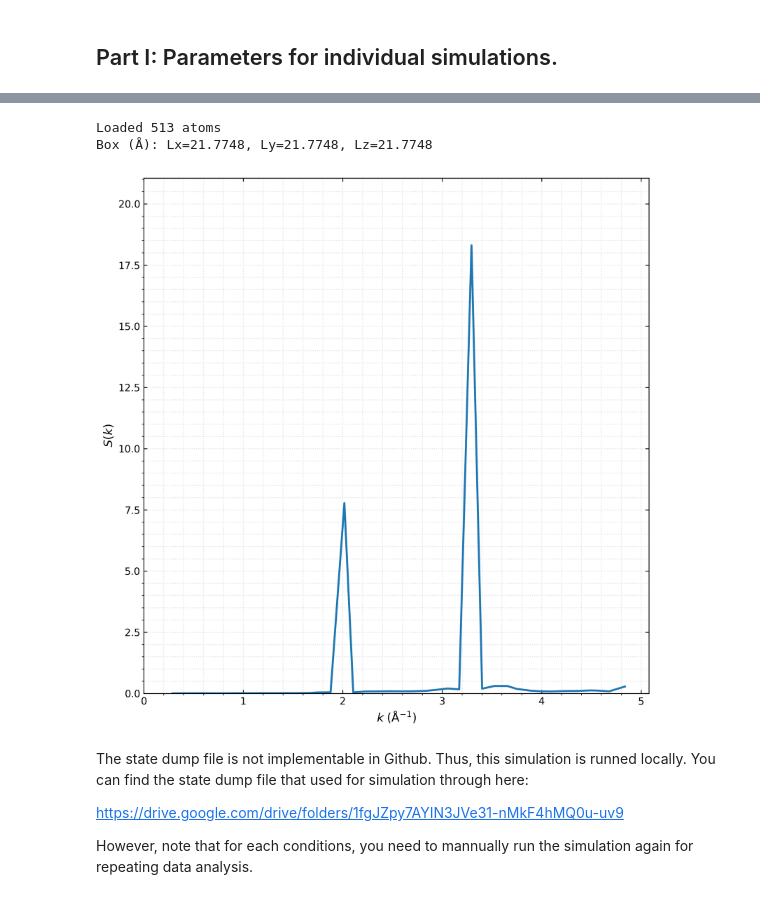
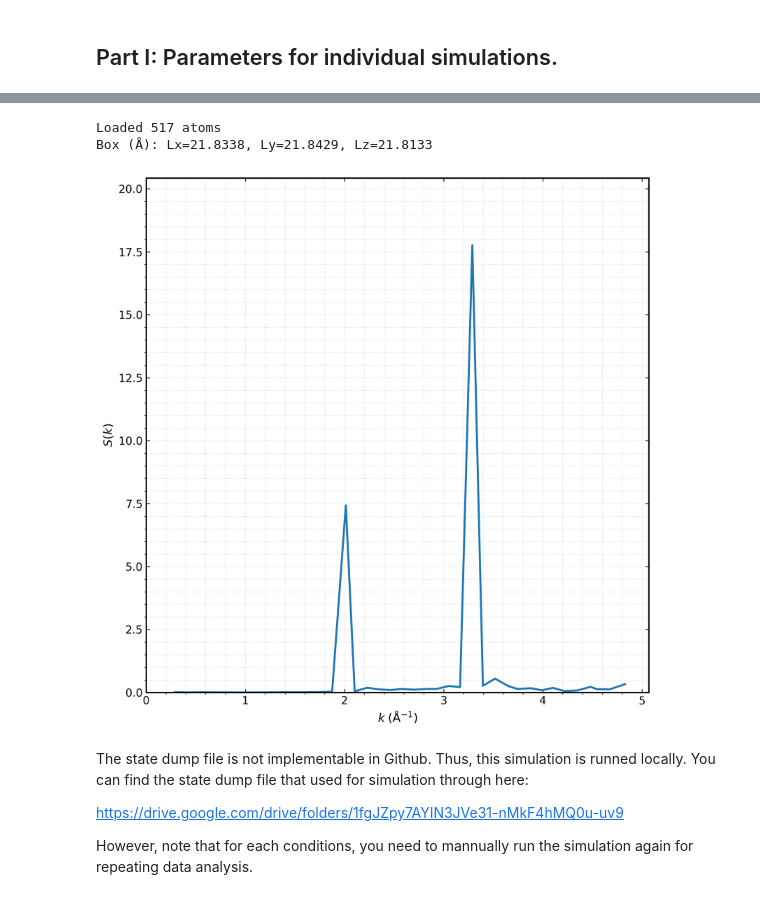
Before and after one commit to lukam2Ilinois/MSE485-Group-2, a Jupyter notebook: MSE 485 Data Analysis.ipynb, the cells around one changed output, grey strips where cells are left out. Saved outputs shown, nothing was run; the diff lists cells and outputs as text; code cells hidden in the pictures.

Commit message:
Add data for 5 interstitials.

```diff
--- a/MSE 485 Data Analysis.ipynb
+++ b/MSE 485 Data Analysis.ipynb
@@ -220,38 +220,38 @@ def plot_Sk(k, Sk, outfile = "Structure_Factor.png"):
     ax.xaxis.set_minor_locator(AutoMinorLocator())
     ax.yaxis.set_minor_locator(AutoMinorLocator())
 
     fig.tight_layout()
     fig.savefig(outfile, dpi=300)
     plt.show()
 
 def main_Sk():
-    data_file = "Si-one-int-1000K/FINAL_STRUCTURE_1int"
+    data_file = "Si-five-int-1000K/FINAL_STRUCTURE_5int"
     positions, box = read_lammps_atomic_structure(data_file)
     print(f"Loaded {positions.shape[0]} atoms")
     print(f"Box (Å): Lx={box[0]:.4f}, Ly={box[1]:.4f}, Lz={box[2]:.4f}")
 
     maxn_k = 10
     k_cut = None
     nbins_k = 40
 
     k_bin, Sk_bin = compute_structure_factor(
         positions, box, maxn_k=maxn_k, k_cut=k_cut, nbins_k=nbins_k
     )
 
     np.savetxt(
         "Si-perfect-1000K/Sk.dat",
         np.column_stack((k_bin, Sk_bin)),
         header="k(1/Å)   S(k)   (FINAL_STRUCTURE)",
     )
-    plot_Sk(k_bin, Sk_bin, outfile="Si-one-int-1000K/Structure_Factor.png")
+    plot_Sk(k_bin, Sk_bin, outfile="Si-five-int-1000K/Structure_Factor.png")
 
 
 if __name__ == "__main__":
     main_Sk()
 # %% [output]
-Loaded 513 atoms
-Box (Å): Lx=21.7748, Ly=21.7748, Lz=21.7748
+Loaded 517 atoms
+Box (Å): Lx=21.8338, Ly=21.8429, Lz=21.8133
-[figure, old version]
+[figure, new version]
 # %% [markdown]
 The state dump file is not implementable in Github.
 Thus, this simulation is runned locally.
```
Also changed, not shown: parts of 1 cell of this notebook, 10 other files.
